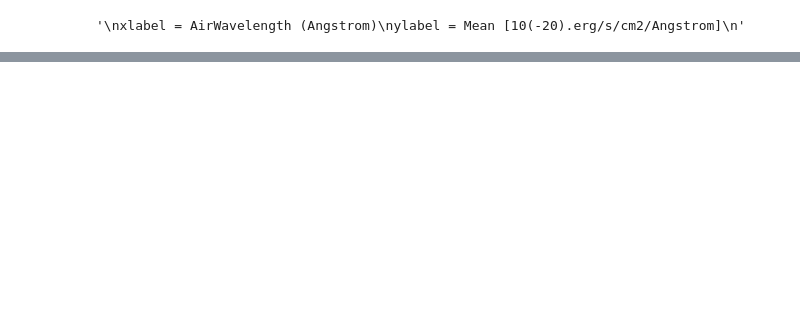
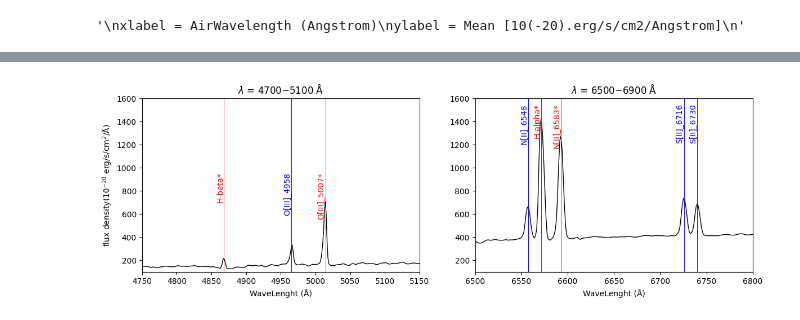
Before and after one commit to aqingo3o/Hello-Circinus, a Jupyter notebook: ionizedGas/py_spectralLine.ipynb, the cells around one changed output, grey strips where cells are left out. Drawn from its saved outputs; the diff is of its cells as text; code cells hidden in the pictures; blank space fills up the shorter version.

```diff
--- a/ionizedGas/py_spectralLine.ipynb
+++ b/ionizedGas/py_spectralLine.ipynb
@@ -112,0 +172,42 @@ plt.show()
+# %%
+# 小段
+
+fig, ax = plt.subplots(1, 2, figsize=(14, 4))
+
+ax[1].plot(x, y, c='k', lw=1)
+ax[1].set_xlim(6500, 6800) # [Å]
+ymax = 1600
+ax[1].set_ylim(100, ymax)
+ax[1].set_xlabel("WaveLenght (Å)")
+ax[0].set_ylabel("flux density($10^{-20}$ erg/s/cm$^2$/Å)")
+ax[1].set_title("$\lambda$ = 6500~6900 Å")
+for n, l in emission_lines :
+    if n in ['H-alpha*', 'N[II]_6548', 'N[II]_6583*', 'S[II]_6716', 'S[II]_6730'] :
+        if '*' in n :
+            c='r'
+        else :
+            c='b'
+        ax[1].axvline(l, color=c, linestyle="-", lw=0.7, label=f'{n} shifted-$\lambda$={l:.2f} Å') # :.2f 代表顯示兩位浮點數
+        ax[1].text(l, ymax*0.97, n, rotation=90, color=c, fontsize=10, ha='right', va='top')
+#ax[1].legend(loc='lower right')
+
+ax[0].plot(x, y, c='k', lw=1)
+ax[0].set_xlim(4750, 5150) # [Å]
+ymax = 1600
+ax[0].set_ylim(100, ymax)
+ax[0].set_xlabel("WaveLenght (Å)")
+ax[1].set_ylabel('')
+ax[0].set_title("$\lambda$ = 4700~5100 Å")
+for n, l in emission_lines :
+     if n in ['H-beta*', 'O[III]_4958', 'O[III]_5007*']:
+        if '*' in n :
+            c='r'
+        else :
+            c='b'
+        ax[0].axvline(l, color=c, linestyle="-", lw=0.7, label=f'{n} shifted-$\lambda$={l:.2f} Å') # :.2f 代表顯示兩位浮點數
+        ax[0].text(l, ymax*0.6, n, rotation=90, color=c, fontsize=10, ha='right', va='top')
+#ax[1].legend(loc='upper left')
+
+plt.show()
+# %% [output]
+[figure, added]
```
Also changed, not shown: parts of 9 cells of this notebook.
